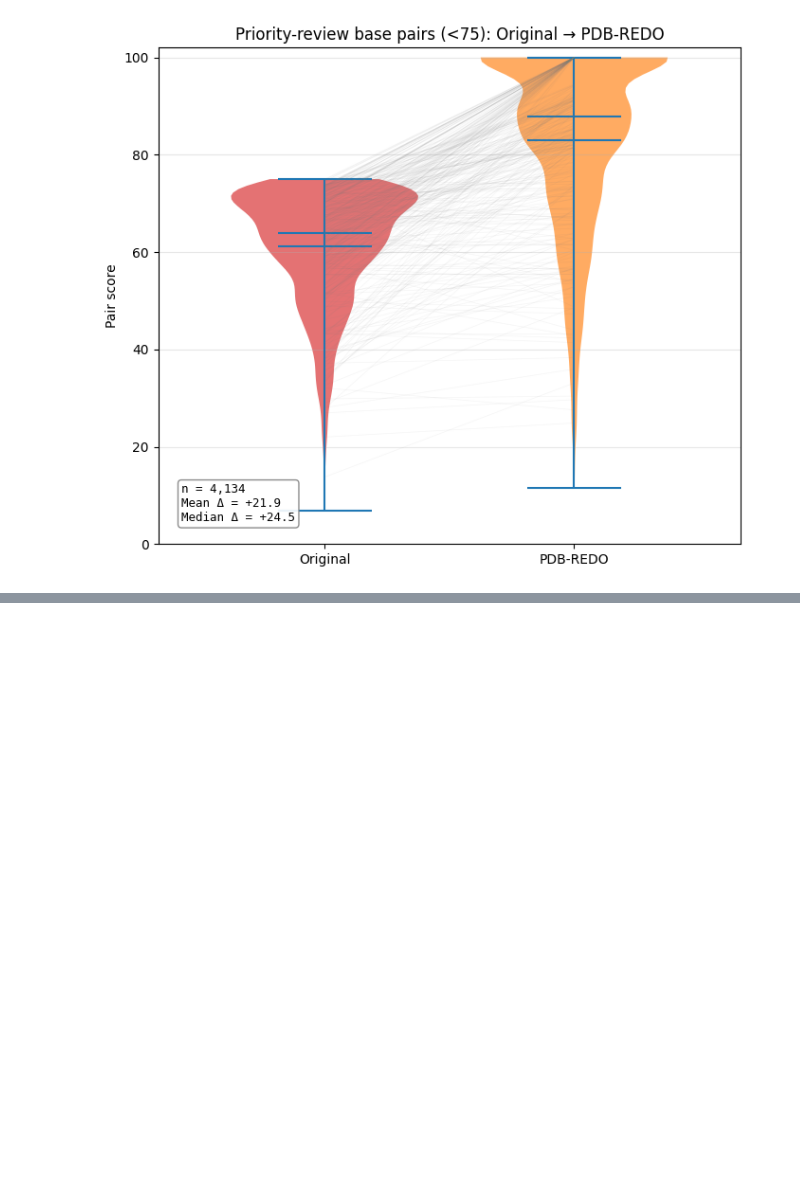
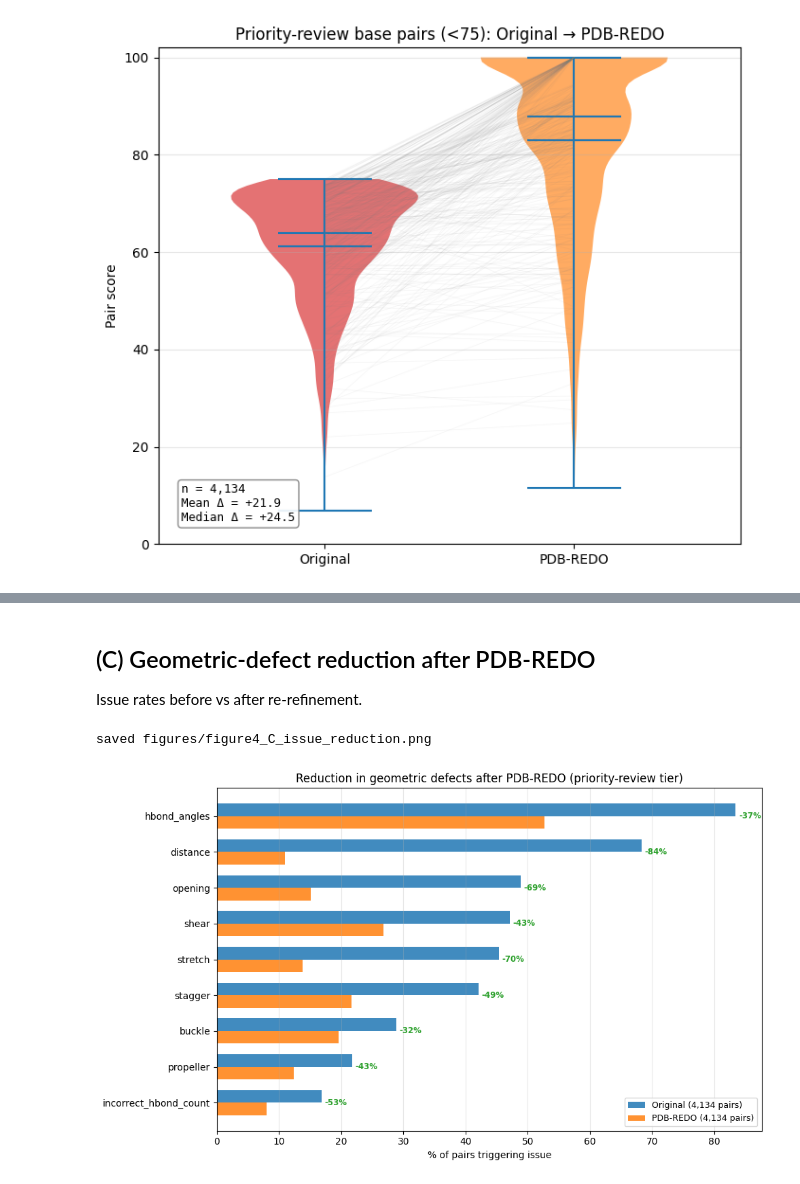
Before and after one commit to KamshinenD/PARSE-RNA-Analysis, a Jupyter notebook: notebooks/figures/figure4.ipynb, the cells around one changed output, grey strips where cells are left out. Drawn from its saved outputs; the diff is of its cells as text; code cells hidden in the pictures; blank space fills up the shorter version.

```diff
--- a/notebooks/figures/figure4_A_priority_review_before_after.ipynb
+++ b/notebooks/figures/figure4.ipynb
@@ -58,0 +138,27 @@ saved figures/figure4_A_priority_review_before_after.png
+# %% [markdown]
+## (C) Geometric-defect reduction after PDB-REDO
+
+Issue rates before vs after re-refinement.
+# %%
+sub = df[df['orig_score'] < LOW_THRESH]
+orig_rates, n_orig = issue_rates(sub, 'orig_issues')
+redo_rates, n_redo = issue_rates(sub, 'redo_issues')
+all_issues = sorted(set(orig_rates) | set(redo_rates), key=lambda k: orig_rates.get(k, 0))
+y = np.arange(len(all_issues)); w = 0.35
+op = [100 * orig_rates.get(k, 0) for k in all_issues]
+rp = [100 * redo_rates.get(k, 0) for k in all_issues]
+fig, ax = plt.subplots(figsize=(10, 6))
+ax.barh(y + w/2, op, w, label=f'Original ({n_orig:,} pairs)', color='tab:blue', alpha=0.85)
+ax.barh(y - w/2, rp, w, label=f'PDB-REDO ({n_redo:,} pairs)', color='tab:orange', alpha=0.85)
+for i, (o, r) in enumerate(zip(op, rp)):
+    if o <= 0: continue
+    ax.text(max(o, r) + 0.5, i, f'{100*(r-o)/o:+.0f}%', ha='left', va='center',
+            fontsize=8.5, fontweight='bold', color='tab:green' if r < o else 'tab:red')
+ax.set_yticks(y); ax.set_yticklabels(all_issues, fontsize=10)
+ax.set_xlabel('% of pairs triggering issue')
+ax.set_title('Reduction in geometric defects after PDB-REDO (priority-review tier)')
+ax.legend(fontsize=9); ax.grid(axis='x', alpha=0.3)
+fig.tight_layout(); print('saved', savefig(fig, 'figure4_C_issue_reduction.png')); plt.show()
+# %% [output]
+saved figures/figure4_C_issue_reduction.png
+[figure, added]
```
Also changed, not shown: parts of 6 cells of this notebook, 26 other files.
